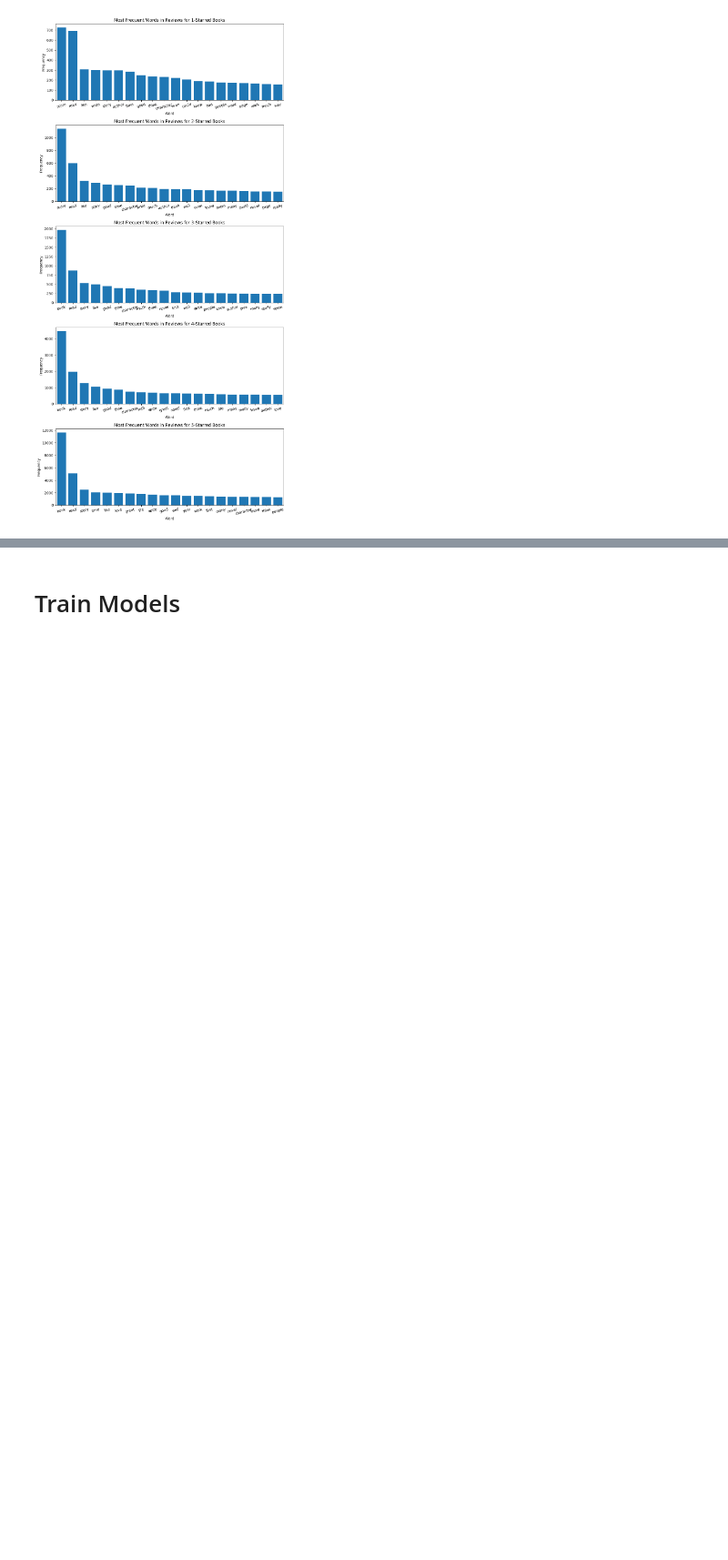
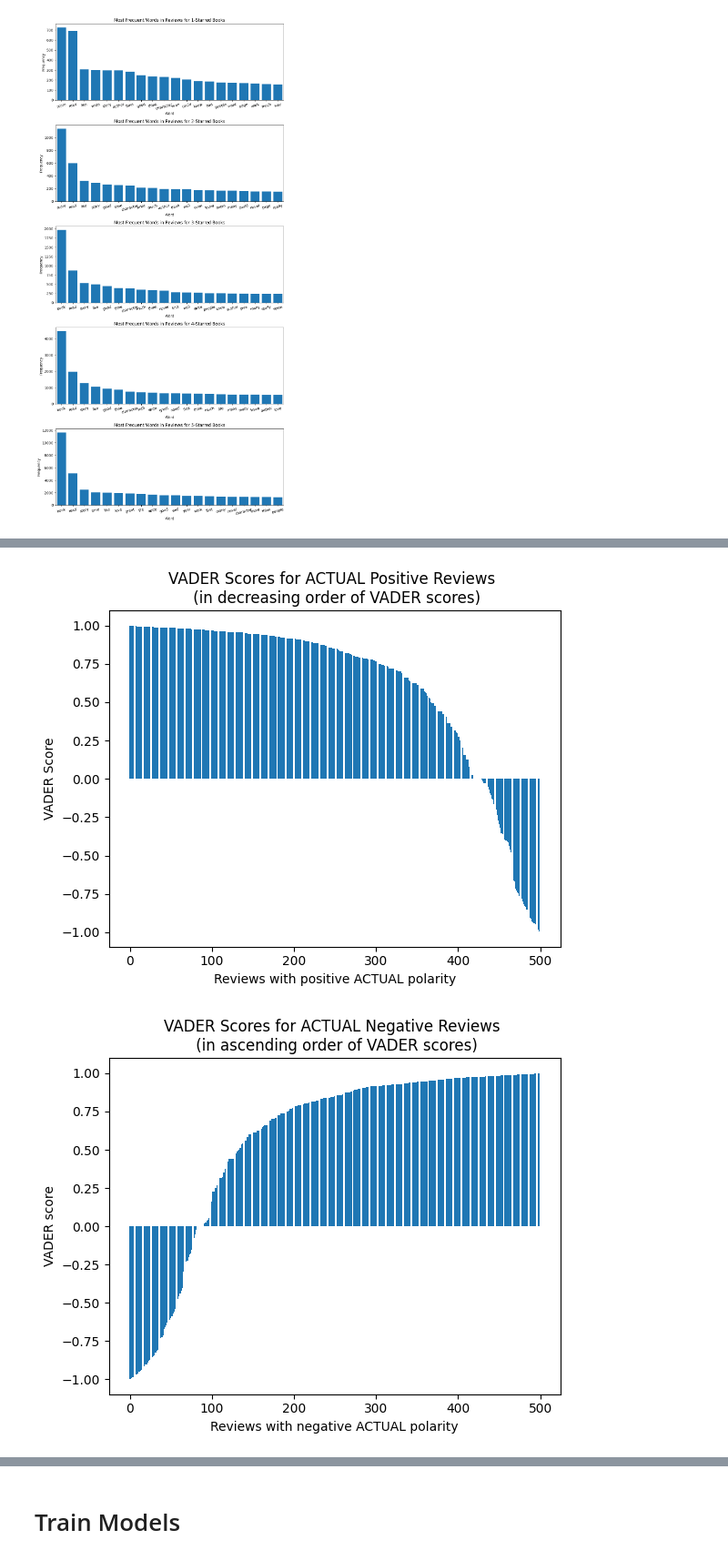
Before and after one commit to Darkt1on/Amazon-book-review, a Jupyter notebook: Amazon_book_review.ipynb, the cells around one changed output, grey strips where cells are left out. Shown: that part at 91% size. Saved outputs shown, nothing was run; the diff lists cells and outputs as text; code cells hidden in the pictures; blank space fills up the shorter version.

```diff
--- a/Amazon_book_review.ipynb
+++ b/Amazon_book_review.ipynb
@@ -471,0 +453,5 @@ def display_score(model, X_train=X_train, y_train=y_train, X_test=X_test, y_test
+# %%
+nltk.download('vader_lexicon')
+
+from nltk.sentiment.vader import SentimentIntensityAnalyzer
+analyzer = SentimentIntensityAnalyzer()
@@ -471,0 +462,20 @@ def display_score(model, X_train=X_train, y_train=y_train, X_test=X_test, y_test
+# %%
+# Categorize review with score >= 4 as positive and negative otherwise
+df['polarity'] = df['score'].astype(float).apply(lambda x: 'positive' if x >= 4 else 'negative')
+polarity_sample = df['polarity'][:sample_size]
+
+# Splitting training set and test set for Sentiment analysis
+text_train, text_test, polarity_train, polarity_test = train_test_split(norm_text_sample, polarity_sample, train_size=0.8,
+                                                                        random_state=42)
+# %%
+def analyze_sentiment_vader_lexicon(review, threshold = 0.1, verbose = False):
+    scores = analyzer.polarity_scores(review)
+    binary_sentiment = 'positive' if scores['compound'] >= threshold else 'negative'
+    if verbose:
+        print('VADER Polarity (Binary):', binary_sentiment)
+        print('VADER Score:', round(scores['compound'], 2))
+    return binary_sentiment,scores['compound']
+# %%
+VADER_polarity_pred = [analyze_sentiment_vader_lexicon(text, threshold=0.1) for text in text_test]
+VADER_polarity_pred_df = pd.DataFrame(VADER_polarity_pred, columns = ['VADER Polarity','VADER Score'])
+VADER_polarity_pred_df.head()
@@ -471,0 +508,19 @@ def display_score(model, X_train=X_train, y_train=y_train, X_test=X_test, y_test
+# %%
+# Visualizations
+
+pos_reviews_scored = VADER_polarity_pred_df[:500]['VADER Score']
+plt.bar(range(0, 500), pos_reviews_scored.sort_values(ascending=False))
+plt.xlabel("Reviews with positive ACTUAL polarity")
+plt.ylabel("VADER Score")
+plt.title("VADER Scores for ACTUAL Positive Reviews \n (in decreasing order of VADER scores)")
+plt.show()
+
+neg_reviews_scored = VADER_polarity_pred_df[500:1000]['VADER Score']
+plt.bar(range(0, 500), neg_reviews_scored.sort_values(ascending=True))
+plt.xlabel("Reviews with negative ACTUAL polarity")
+plt.ylabel("VADER score")
+plt.title("VADER Scores for ACTUAL Negative Reviews \n (in ascending order of VADER scores)")
+plt.show()
+# %% [output]
+[figure, added]
+[figure, added]
```
Also changed, not shown: parts of 30 cells of this notebook.
